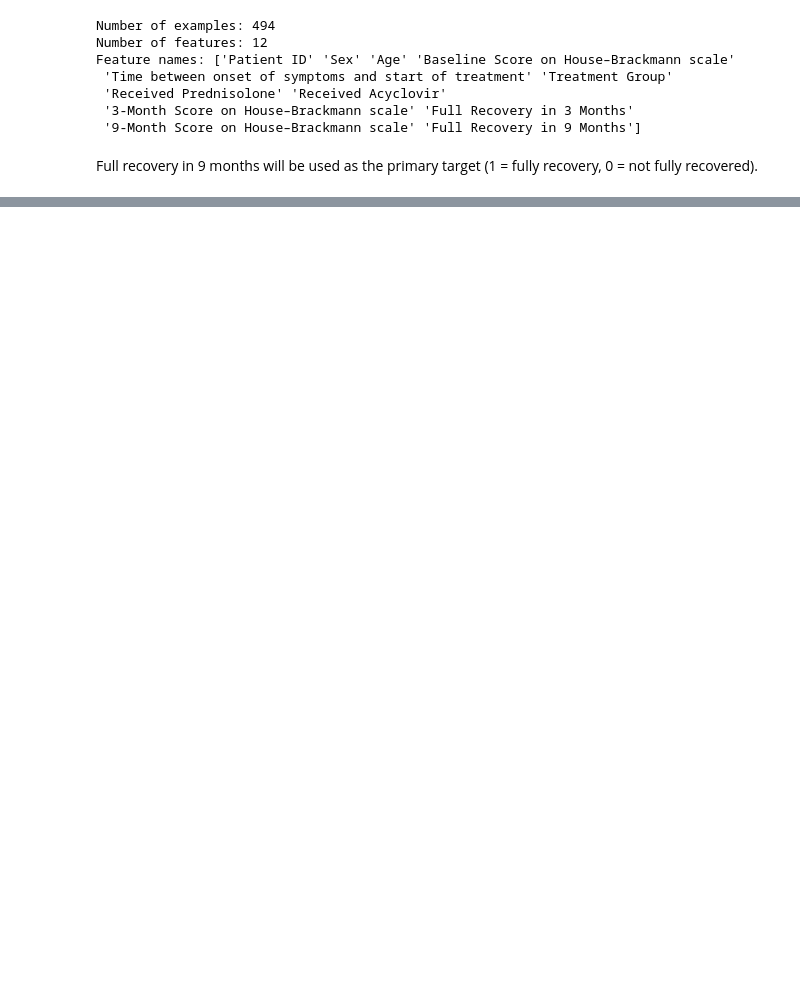
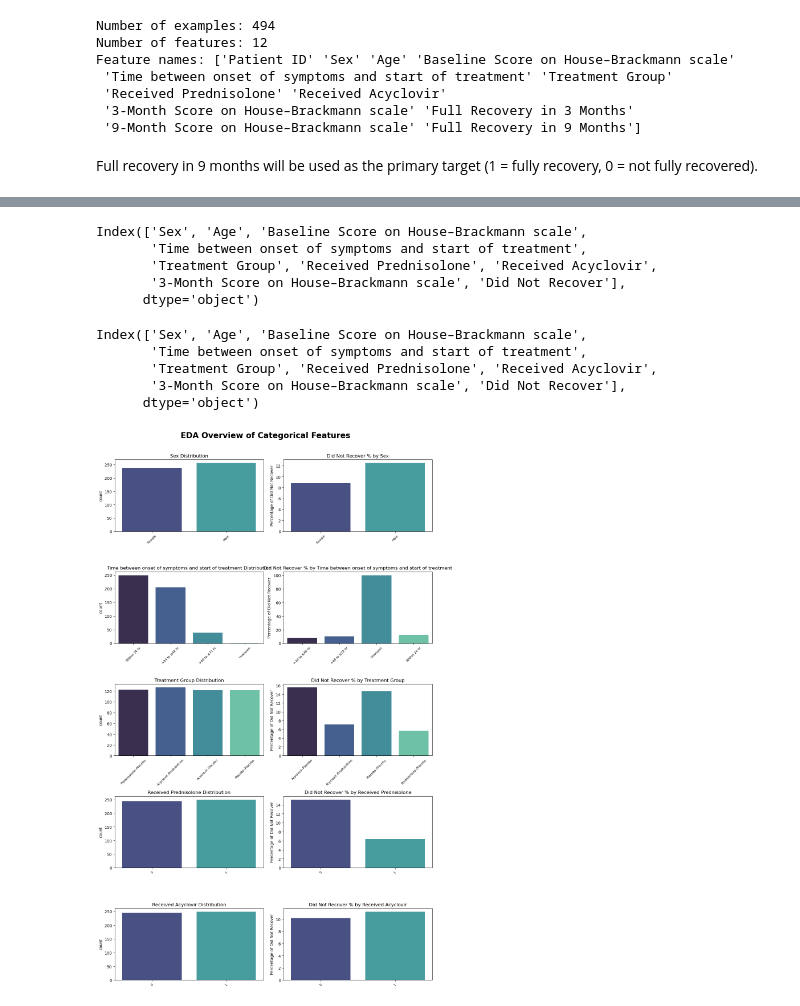
Before and after one commit to lauren-brixey/bells_palsy_trial, a Jupyter notebook: notebooks/bells_palsy_notebook.ipynb, the cells around one changed output, grey strips where cells are left out. Drawn from its saved outputs; the diff is of its cells as text; code cells hidden in the pictures; blank space fills up the shorter version.

```diff
--- a/notebooks/bells_palsy_notebook.ipynb
+++ b/notebooks/bells_palsy_notebook.ipynb
@@ -61,0 +116,5 @@ trial_data['Full Recovery in 9 Months'] = (trial_data['Full Recovery in 9 Months
+# %%
+# Drop redundant/ leaky features.
+trial_data_clean = trial_data_clean.drop(['Patient ID', 'Full Recovery in 3 Months',
+                                          '9-Month Score on House–Brackmann scale',
+                                          'Full Recovery in 9 Months'], axis=1)
@@ -61,0 +124,20 @@ trial_data['Full Recovery in 9 Months'] = (trial_data['Full Recovery in 9 Months
+# %%
+# Create a copy of the cleaned dataset for feature engineering.
+trial_data_fe = trial_data_clean.copy()
+# %%
+# View features.
+print(trial_data_fe.columns)
+# %% [output]
+Index(['Sex', 'Age', 'Baseline Score on House–Brackmann scale',
+       'Time between onset of symptoms and start of treatment',
+       'Treatment Group', 'Received Prednisolone', 'Received Acyclovir',
+       '3-Month Score on House–Brackmann scale', 'Did Not Recover'],
+      dtype='object')
+# %%
+# Function to a plot seaborn countplot of a categorical variable.
+def countplot(df, x, ax=None):
+    if ax is None:
+        _, ax = plt.subplots(figsize=(6, 4))
+
+    sns.countplot(df, x=x, palette='mako', hue=x, ax=ax)
+    ax.set_title(f'{x} Distribution')
@@ -61,0 +161,45 @@ trial_data['Full Recovery in 9 Months'] = (trial_data['Full Recovery in 9 Months
+# %%
+trial_data_fe.columns
+# %% [output]
+Index(['Sex', 'Age', 'Baseline Score on House–Brackmann scale',
+       'Time between onset of symptoms and start of treatment',
+       'Treatment Group', 'Received Prednisolone', 'Received Acyclovir',
+       '3-Month Score on House–Brackmann scale', 'Did Not Recover'],
+      dtype='object')
+# %%
+# Define the categorical columns.
+categorical_cols = ['Sex', 'Time between onset of symptoms and start of treatment',
+       'Treatment Group', 'Received Prednisolone', 'Received Acyclovir']
+# %%
+# Plot the distribution and percentage terminated for categorical and binary features.
+fig, axes = plt.subplots(len(categorical_cols), 2, figsize=(12, 20))
+
+for i, col in enumerate(categorical_cols):
+
+    # # Use the filtered dataframe if col is branch or condition group.
+    # if col == 'CARE_RECIPIENT_BRANCH':
+    #     df = top_branch_df
+    # elif col == 'PRIMARY_CONDITION_GROUP':
+    #     df = top_primary_df
+    # elif col == 'SECONDARY_CONDITION_GROUP':
+    #     df = top_secondary_df
+    # else:
+    #     df = care_data_fe
+
+    # Plot distribution and dropout percentage.
+    countplot(trial_data_fe, col, ax=axes[i, 0])
+    recovered_percent(trial_data_fe, col, ax=axes[i, 1])
+
+# Remove legends for clarity.
+for ax_row in axes:
+    for ax in ax_row:
+        if ax.get_legend() is not None:
+            ax.get_legend().remove()
+        ax.tick_params(axis='x', rotation=45, labelsize=8)
+        ax.set_xlabel('')
+
+fig.suptitle('EDA Overview of Categorical Features', fontsize=20, weight='bold')
+fig.tight_layout(rect=[0, 0, 1, 0.97])
+plt.show()
+# %% [output]
+[figure, added]
```
Also changed, not shown: parts of 36 cells of this notebook, 2 other files.
